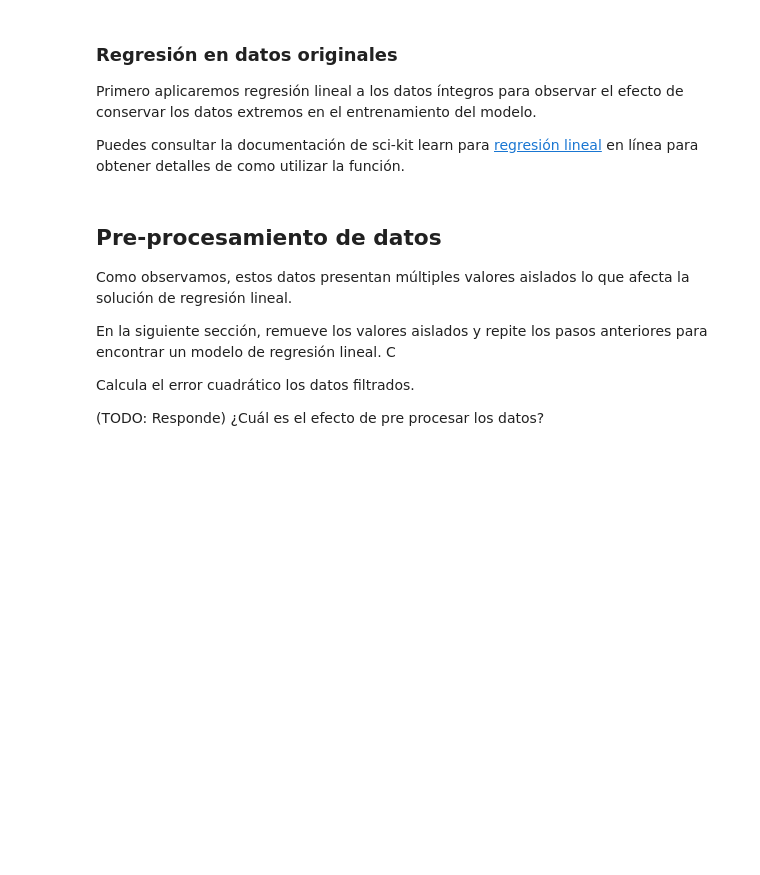
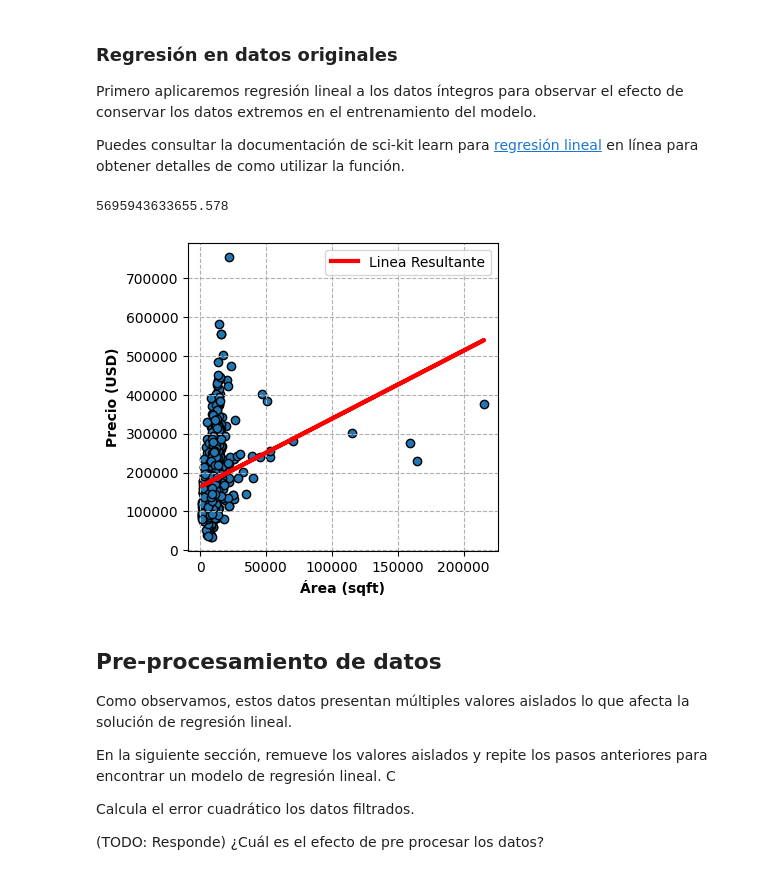
Before and after one commit to eliasib18/0.66, a Jupyter notebook: ejercicio_1-LinearReg/linear_regression.ipynb, the cells around one changed output. Drawn from its saved outputs; the diff is of its cells as text; code cells hidden in the pictures; blank space fills up the shorter version.

```diff
--- a/ejercicio_1-LinearReg/linear_regression.ipynb
+++ b/ejercicio_1-LinearReg/linear_regression.ipynb
@@ -174,20 +205,25 @@ Puedes consultar la documentación de sci-kit learn para  [regresión lineal](ht
 # %%
 from sklearn.linear_model import LinearRegression
 X = X.reshape(-1, 1)
 
 # TODO: Usas la funcion integrada de scikit learn para encontrar un modelo de regresión lineal que se ajuste a los datos de entrenamiento y obtén las predicciones
-
+reg = LinearRegression().fit(X, y)
+w_scikit_unfiltered = np.concatenate((reg.intercept_.reshape(1,1),reg.coef_.reshape(1,1)), axis=0)
+y_scikit_unfiltered = reg.predict(X)
 
 # Graficamos los datos originales
 fig, ax = plot_data(X, y)
 # TODO: Grafica la linea resultante sobre los datos originales
-ax.plot(...)
+ax.plot(X, y_scikit_unfiltered, 'r', lw=3, label='Linea Resultante')
 
 plt.legend()
 
 # TODO: calcula el error cuadrado promedio
-mean_error = ...
+mean_error = np.dot(np.subtract(y, y_scikit_unfiltered).T,np.subtract(y, y_scikit_unfiltered))
 print(mean_error)
+# %% [output]
+5695943633655.578
+[figure, added]
 # %% [markdown]
 ## Pre-procesamiento de datos
 Como observamos, estos datos presentan múltiples valores aislados lo que afecta la solución de regresión lineal.
```
Also changed, not shown: parts of 9 cells of this notebook.
